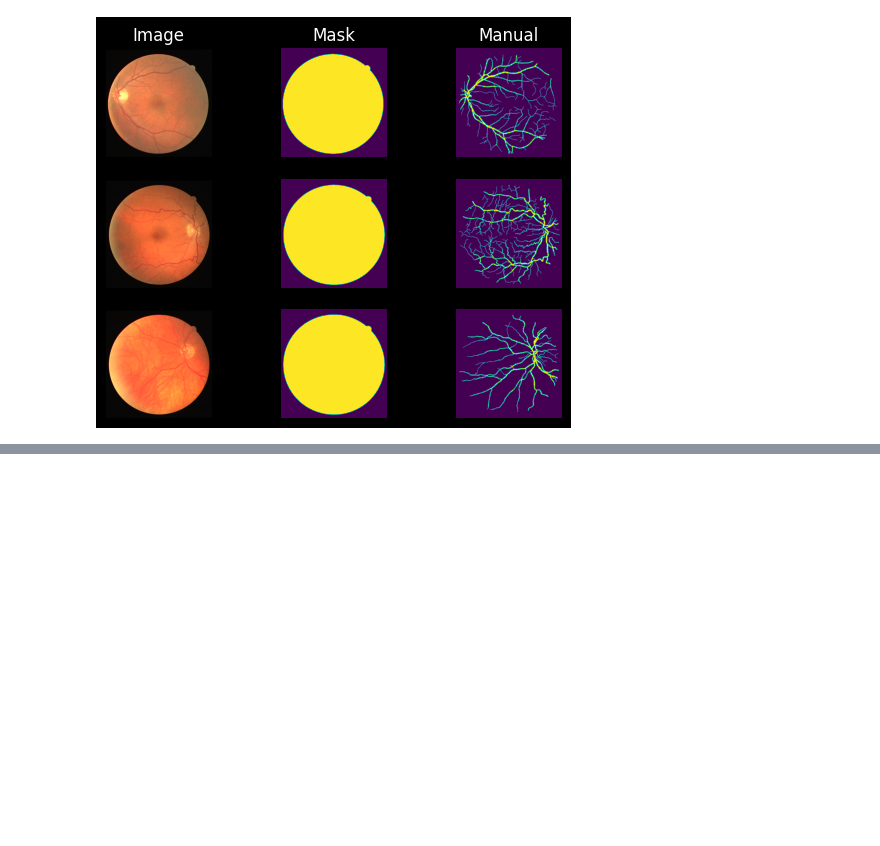
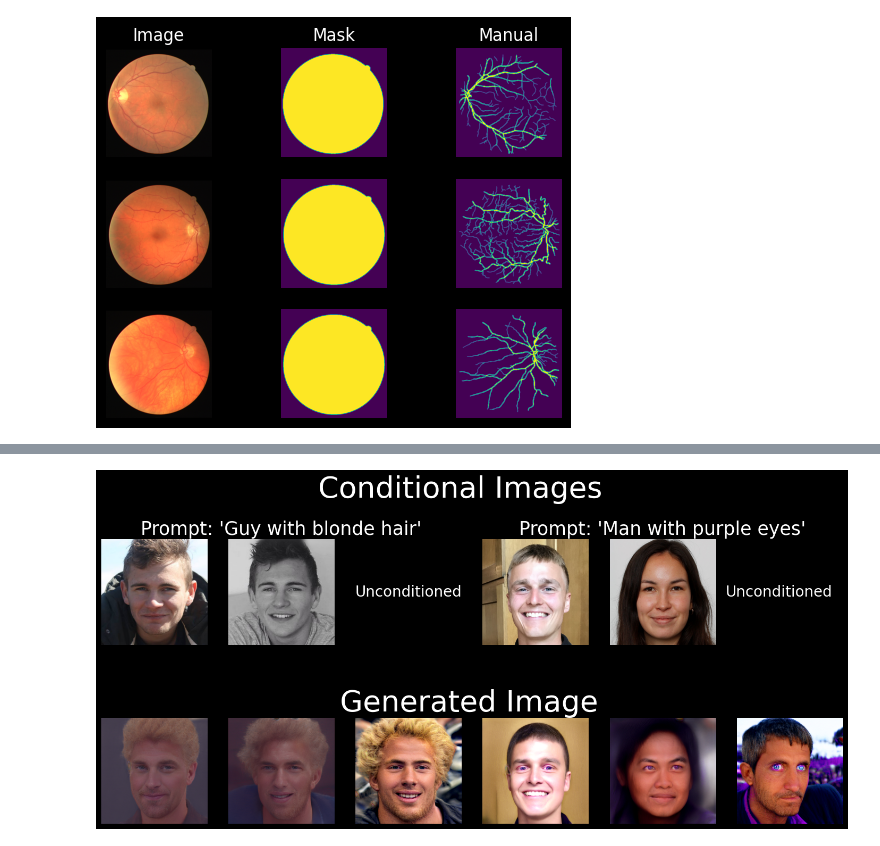
Before and after one commit to mustass/computer_vision, a Jupyter notebook: notebooks/markus/data_visulisation.ipynb, the cells around one changed output, grey strips where cells are left out. Drawn from its saved outputs; the diff is of its cells as text; code cells hidden in the pictures; blank space fills up the shorter version.

Commit message:
Styleclip and visualisation

```diff
--- a/notebooks/markus/data_visulisation.ipynb
+++ b/notebooks/markus/data_visulisation.ipynb
@@ -75,0 +85,54 @@ for name in list_of_stem:
+# %%
+fig,ax = plt.subplots(2,6,figsize=(18,8))
+fig.suptitle('Conditional Images',fontsize=40)
+img_path = '../../StyleCLIP/generations/'
+
+img_cond2 = plt.imread(img_path+'marku2.png')
+img_cond1 = plt.imread(img_path+'marku.png')
+img_no_cond = plt.imread(img_path+'hair_no_condition/1100.png')
+img_cond_weight = plt.imread(img_path+'hair_marku2_condition_weight_02_1/1100.png')
+img_cond_marku1 = plt.imread(img_path+'hair_marku2_weight_02_2/1100.png')
+img_gen_stef = plt.imread(img_path+'fig1.png')
+img_no_cond_eye = plt.imread(img_path+'fig2.png')
+img_stef = plt.imread(img_path+'fig3.png')
+img_vic = plt.imread(img_path+'fig_vic.png')
+img_vic_gen =plt.imread(img_path+'vic_conditional_eye/4400.png')
+
+ax[0,0].imshow(img_cond2)
+ax[0,0].axis('off')
+
+ax[0,1].imshow(img_cond1)
+ax[0,1].axis('off')
+
+ax[0,3].imshow(img_stef)
+ax[0,1].set_title("Prompt: 'Guy with blonde hair'",fontsize=25)
+ax[0,2].axis('off')
+ax[0,3].text(-0.7, 0.5, 'Unconditioned',size=20 ,va="center", ha="center",transform=ax[0, 3].transAxes)
+ax[0,3].text(2.8, 0.5, 'Unconditioned',size=20 ,va="center", ha="center",transform=ax[0, 3].transAxes)
+
+
+
+ax[0,3].axis('off')
+ax[0,4].imshow(img_vic)
+ax[0,4].axis('off')
+ax[0,4].set_title("Prompt: 'Man with purple eyes'",fontsize=25)
+
+ax[0,5].axis('off')
+
+ax[1,1].imshow(img_cond_marku1)
+ax[1,1].axis('off')
+ax[1,2].set_title("             Generated Image",fontsize=40)
+ax[1,0].imshow(img_cond_weight)
+ax[1,0].axis('off')
+ax[1,3].imshow(img_gen_stef)
+ax[1,2].axis('off')
+ax[1,2].imshow(img_no_cond)
+ax[1,3].axis('off')
+ax[1,4].imshow(img_vic_gen)
+ax[1,4].axis('off')
+ax[1,5].imshow(img_no_cond_eye)
+ax[1,5].axis('off')
+
+plt.savefig("../../images/clip.pdf",transparent=True,bbox_inches='tight')
+# %% [output]
+[figure, added]
```
Also changed, not shown: parts of 4 cells of this notebook, 1 other file.
